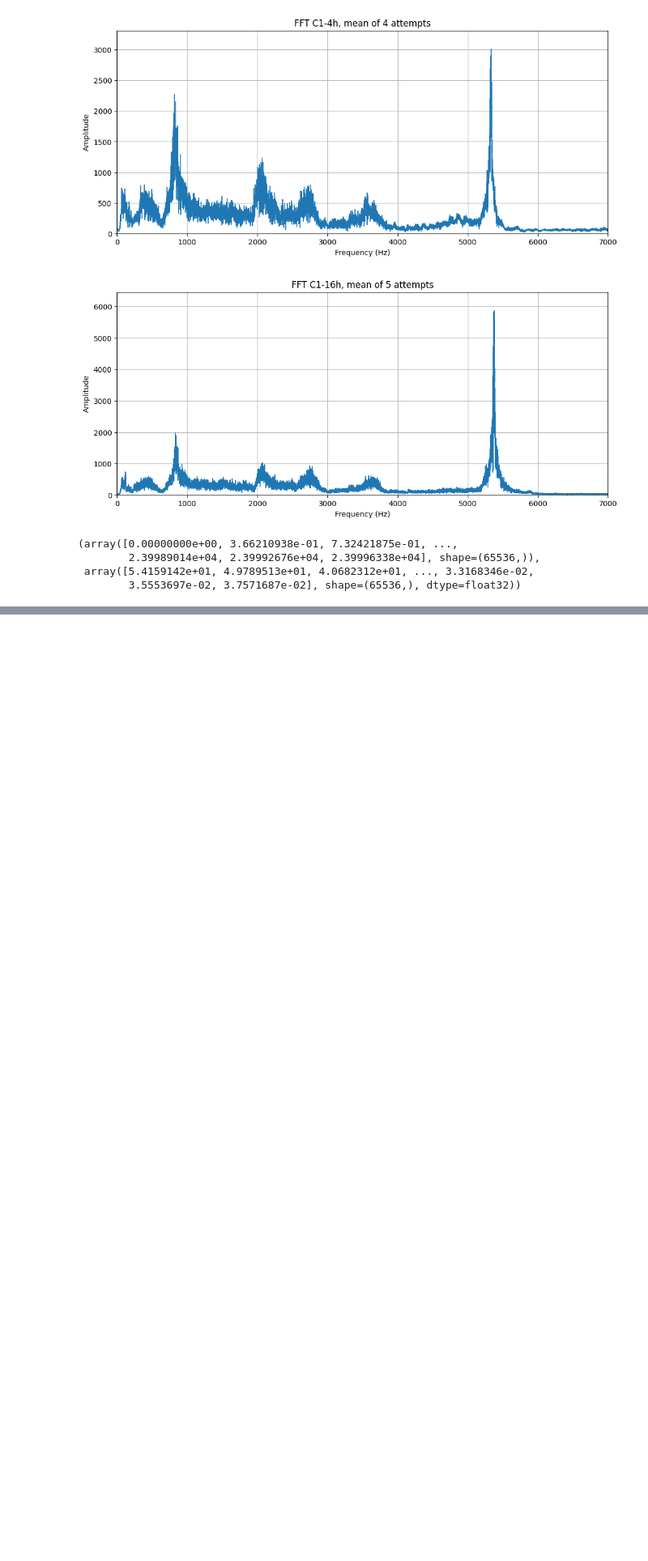
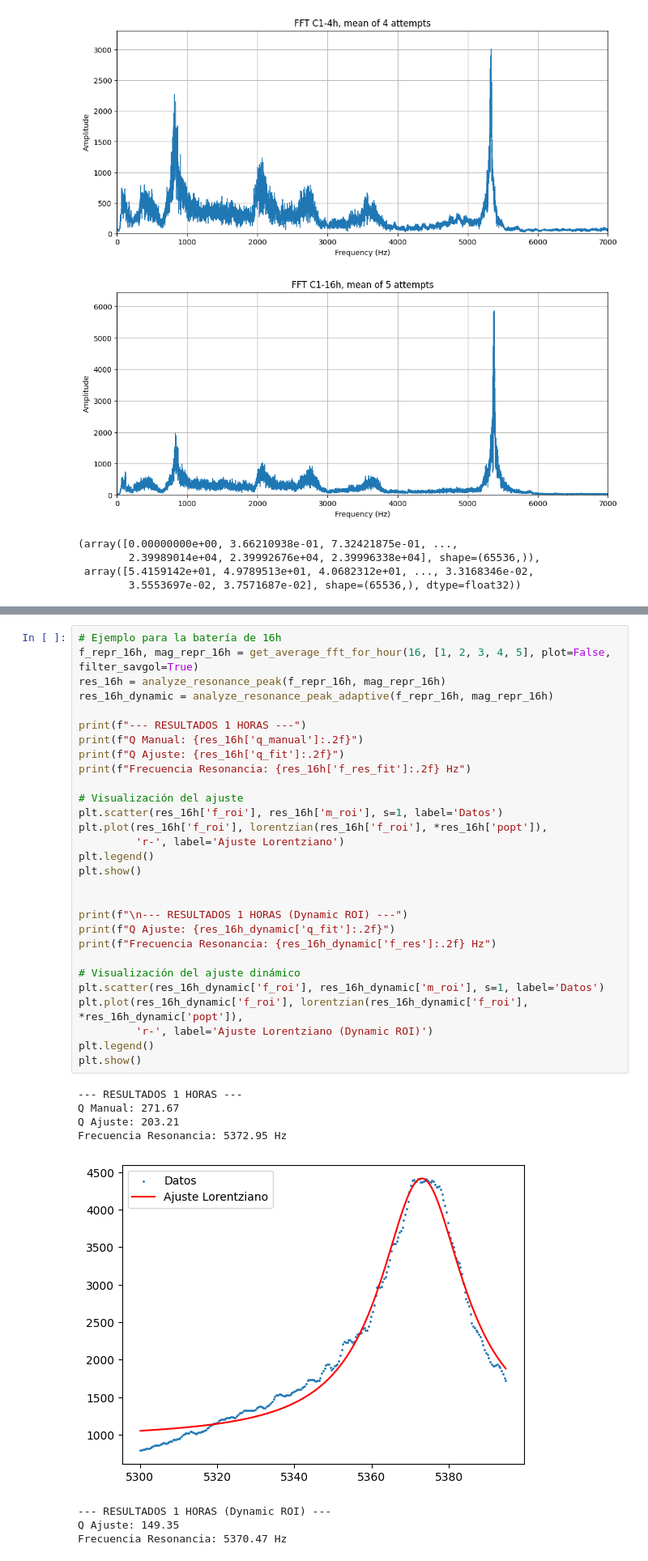
Before and after one commit to johhanz099/battery_project, a Jupyter notebook: notebooks/Datoskinetic2.ipynb, the cells around one changed output, grey strips where cells are left out. Shown at 81% size. Drawn from its saved outputs; the diff is of its cells as text; blank space fills up the shorter version.

```diff
--- a/notebooks/Datoskinetic2.ipynb
+++ b/notebooks/Datoskinetic2.ipynb
@@ -570,0 +699,38 @@ plot_hour_comparison([0,16],
+# %%
+# Ejemplo para la batería de 16h
+f_repr_16h, mag_repr_16h = get_average_fft_for_hour(16, [1, 2, 3, 4, 5], plot=False, filter_savgol=True)
+res_16h = analyze_resonance_peak(f_repr_16h, mag_repr_16h)
+res_16h_dynamic = analyze_resonance_peak_adaptive(f_repr_16h, mag_repr_16h)
+
+print(f"--- RESULTADOS 1 HORAS ---")
+print(f"Q Manual: {res_16h['q_manual']:.2f}")
+print(f"Q Ajuste: {res_16h['q_fit']:.2f}")
+print(f"Frecuencia Resonancia: {res_16h['f_res_fit']:.2f} Hz")
+
+# Visualización del ajuste
+plt.scatter(res_16h['f_roi'], res_16h['m_roi'], s=1, label='Datos')
+plt.plot(res_16h['f_roi'], lorentzian(res_16h['f_roi'], *res_16h['popt']),
+         'r-', label='Ajuste Lorentziano')
+plt.legend()
+plt.show()
+
+
+print(f"\n--- RESULTADOS 1 HORAS (Dynamic ROI) ---")
+print(f"Q Ajuste: {res_16h_dynamic['q_fit']:.2f}")
+print(f"Frecuencia Resonancia: {res_16h_dynamic['f_res']:.2f} Hz")
+
+# Visualización del ajuste dinámico
+plt.scatter(res_16h_dynamic['f_roi'], res_16h_dynamic['m_roi'], s=1, label='Datos')
+plt.plot(res_16h_dynamic['f_roi'], lorentzian(res_16h_dynamic['f_roi'], *res_16h_dynamic['popt']),
+         'r-', label='Ajuste Lorentziano (Dynamic ROI)')
+plt.legend()
+plt.show()
+# %% [output]
+--- RESULTADOS 1 HORAS ---
+Q Manual: 271.67
+Q Ajuste: 203.21
+Frecuencia Resonancia: 5372.95 Hz
+[figure, added]
+--- RESULTADOS 1 HORAS (Dynamic ROI) ---
+Q Ajuste: 149.35
+Frecuencia Resonancia: 5370.47 Hz
```
Also changed, not shown: parts of 8 cells of this notebook.
